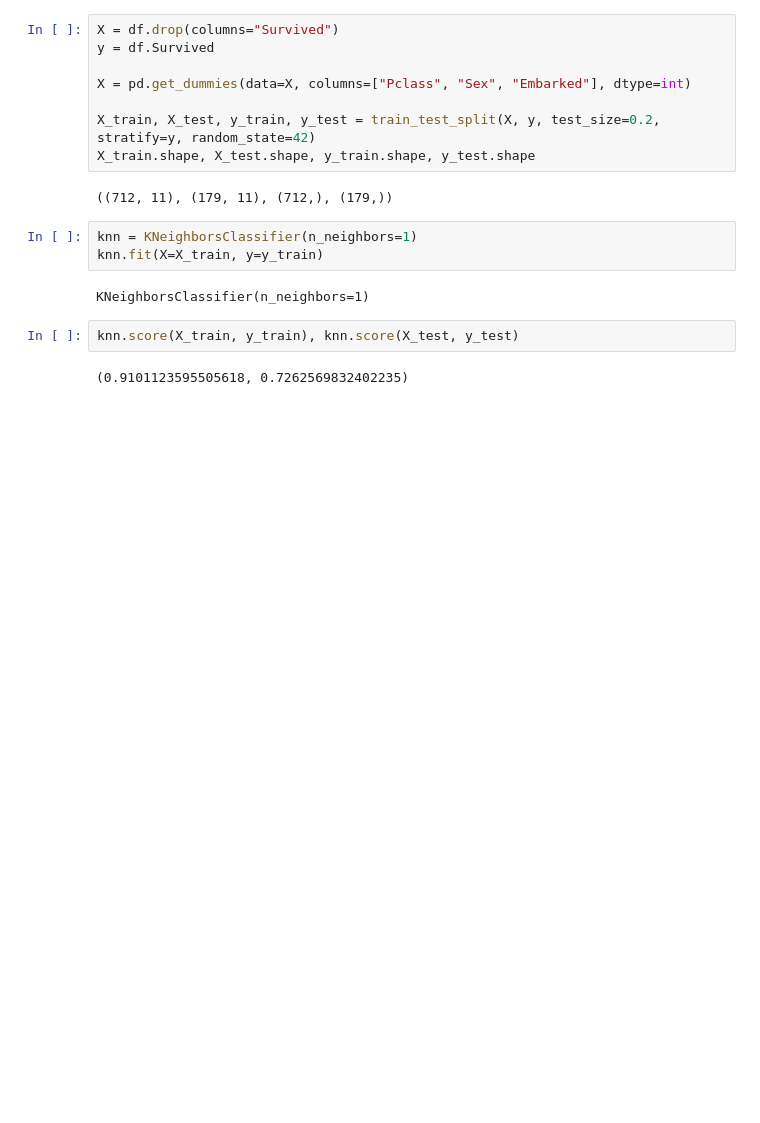
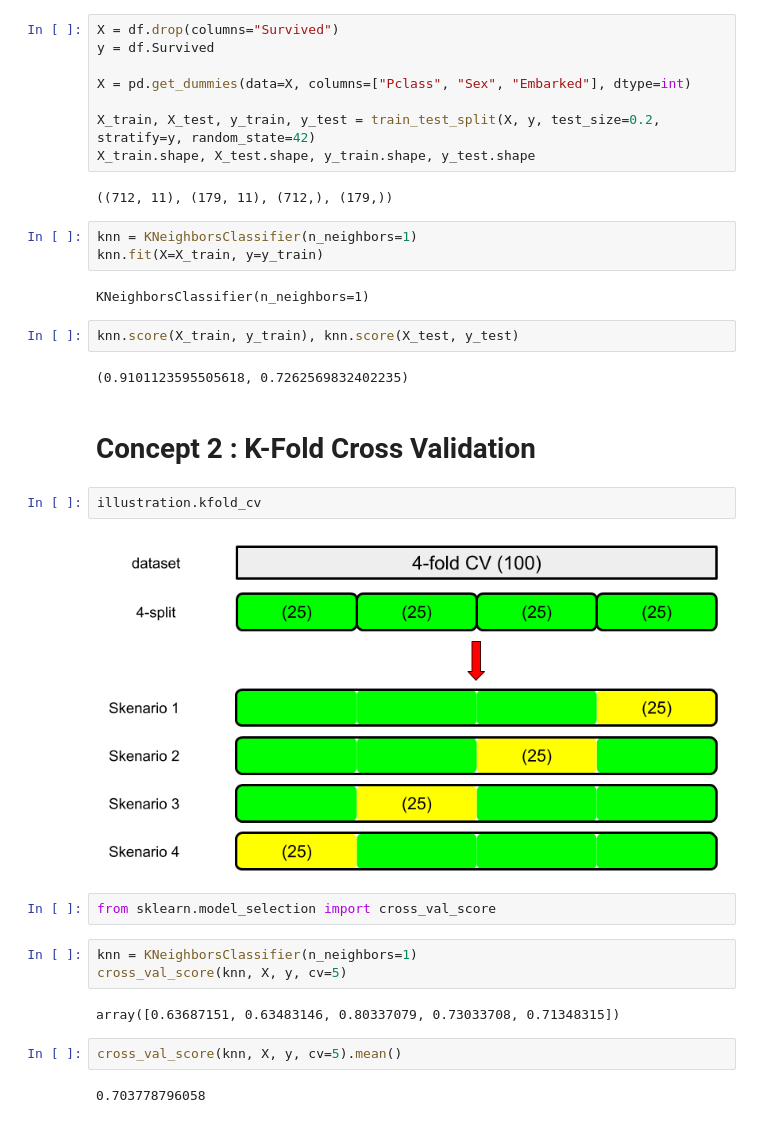
Before and after one commit to HekalMaulana/ML-REGRESI_KLASIFIKASI-LAB, a Jupyter notebook: 04 - KNN & Scikit-learn/Part 2 - Machine Learning Essential.ipynb, the cells around one changed output. Saved outputs shown, nothing was run; the diff lists cells and outputs as text; blank space fills up the shorter version.

Commit message:
Commit 3 : K-Fold Cross Validation

```diff
--- a/04 - KNN & Scikit-learn/Part 2 - Machine Learning Essential.ipynb
+++ b/04 - KNN & Scikit-learn/Part 2 - Machine Learning Essential.ipynb
@@ -120,3 +120,20 @@ KNeighborsClassifier(n_neighbors=1)
 knn.score(X_train, y_train), knn.score(X_test, y_test)
 # %% [output]
 (0.9101123595505618, 0.7262569832402235)
+# %% [markdown]
+# Concept 2 : K-Fold Cross Validation
+# %%
+illustration.kfold_cv
+# %% [output]
+[figure, added]
+# %%
+from sklearn.model_selection import cross_val_score
+# %%
+knn = KNeighborsClassifier(n_neighbors=1)
+cross_val_score(knn, X, y, cv=5)
+# %% [output]
+array([0.63687151, 0.63483146, 0.80337079, 0.73033708, 0.71348315])
+# %%
+cross_val_score(knn, X, y, cv=5).mean()
+# %% [output]
+0.703778796058
```
Also changed, not shown: parts of 1 cell of this notebook.
